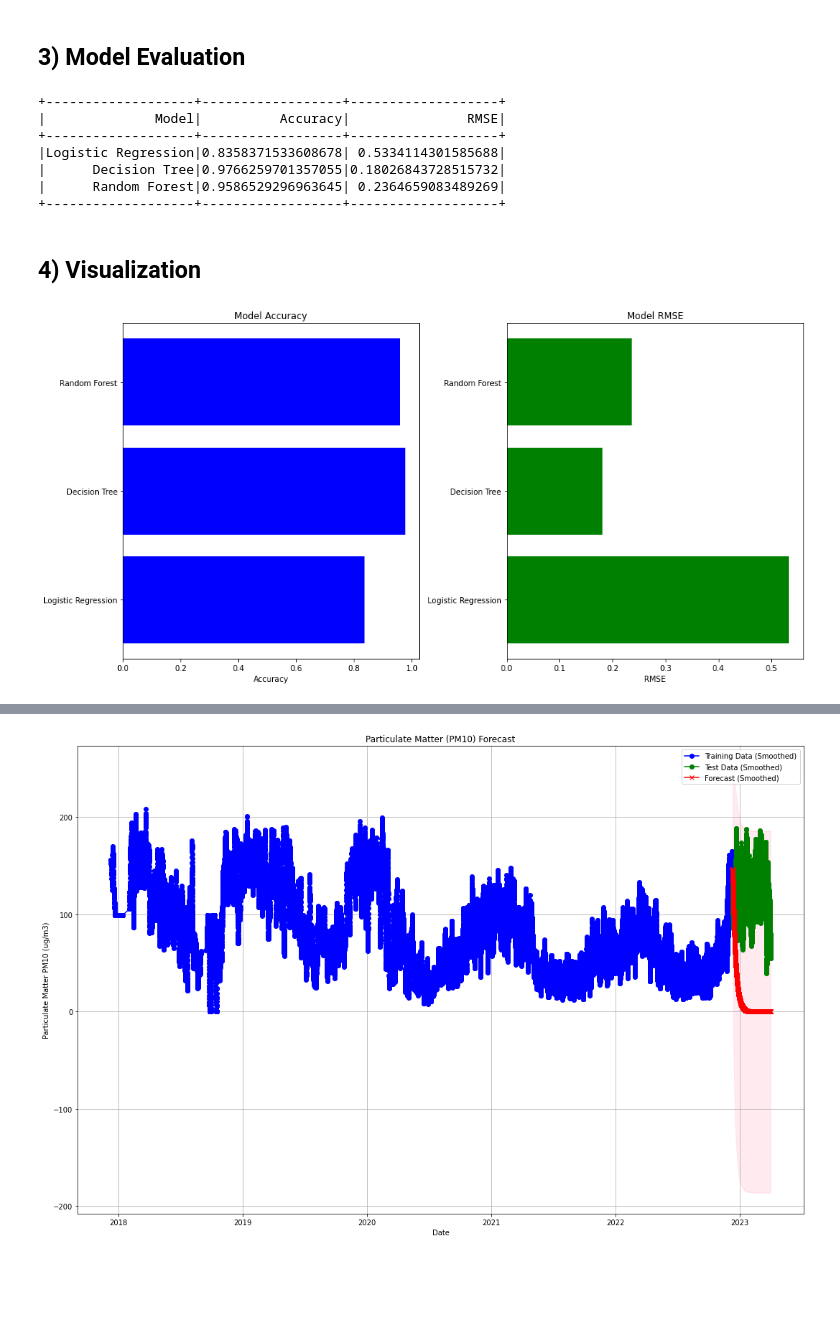
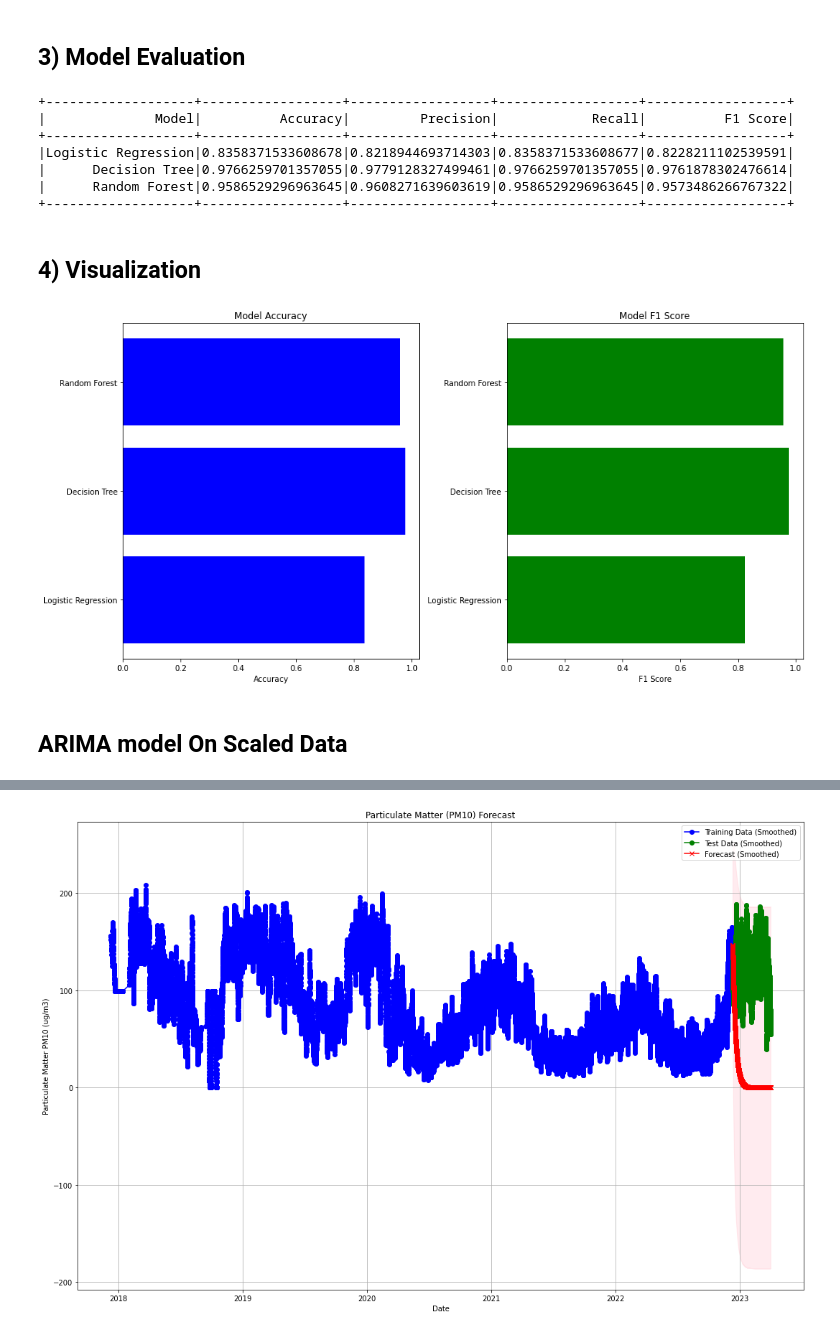
Before and after one commit to Himanshusamal60/Analysis_of_Air_Pollution_in_India, a Jupyter notebook: Modeling_modified.ipynb, the cells around one changed output, grey strips where cells are left out. Saved outputs shown, nothing was run; the diff lists cells and outputs as text; code cells hidden in the pictures; blank space fills up the shorter version.

```diff
--- a/Modeling_modified.ipynb
+++ b/Modeling_modified.ipynb
@@ -1077,7 +1054,7 @@ rf_model = cross_validate_model(rf, rf_param_grid, train_df)
 # %% [markdown]
 ## 3) Model Evaluation
 # %%
-from pyspark.ml.evaluation import RegressionEvaluator
+from pyspark.ml.evaluation import MulticlassClassificationEvaluator
 
 # Evaluate models
 models = ['Logistic Regression', 'Decision Tree', 'Random Forest']
@@ -1087,55 +1064,62 @@ predictions = [lr_model.transform(test_df),
 
 # Initialize evaluators
 accuracy_evaluator = MulticlassClassificationEvaluator(labelCol='label', predictionCol='prediction', metricName='accuracy')
-rmse_evaluator = RegressionEvaluator(labelCol='label', predictionCol='prediction', metricName='rmse')
+precision_evaluator = MulticlassClassificationEvaluator(labelCol='label', predictionCol='prediction', metricName='weightedPrecision')
+recall_evaluator = MulticlassClassificationEvaluator(labelCol='label', predictionCol='prediction', metricName='weightedRecall')
+f1_evaluator = MulticlassClassificationEvaluator(labelCol='label', predictionCol='prediction', metricName='f1')
 
 accuracies = []
-rmses = []
+precisions = []
+recalls = []
+f1_scores = []
 
 for preds in predictions:
     accuracy = accuracy_evaluator.evaluate(preds)
-    # For RMSE, RegressionEvaluator expects continuous numerical predictions,
-    # which is not typical for classification, but you can still compute it as:
-    rmse = rmse_evaluator.evaluate(preds)
+    precision = precision_evaluator.evaluate(preds)
+    recall = recall_evaluator.evaluate(preds)
+    f1_score = f1_evaluator.evaluate(preds)
+
     accuracies.append(accuracy)
-    rmses.append(rmse)
+    precisions.append(precision)
+    recalls.append(recall)
+    f1_scores.append(f1_score)
 
 # Create a summary DataFrame for comparison
-summary_df = spark.createDataFrame(zip(models, accuracies, rmses), schema=['Model', 'Accuracy', 'RMSE'])
+summary_df = spark.createDataFrame(zip(models, accuracies, precisions, recalls, f1_scores),
+                                   schema=['Model', 'Accuracy', 'Precision', 'Recall', 'F1 Score'])
 
 # Display the summary
 summary_df.show()
 # %% [output]
-+-------------------+------------------+-------------------+
-|              Model|          Accuracy|               RMSE|
-+-------------------+------------------+-------------------+
-|Logistic Regression|0.8358371533608678| 0.5334114301585688|
-|      Decision Tree|0.9766259701357055|0.18026843728515732|
-|      Random Forest|0.9586529296963645| 0.2364659083489269|
-+-------------------+------------------+-------------------+
++-------------------+------------------+------------------+------------------+------------------+
+|              Model|          Accuracy|         Precision|            Recall|          F1 Score|
++-------------------+------------------+------------------+------------------+------------------+
+|Logistic Regression|0.8358371533608678|0.8218944693714303|0.8358371533608677|0.8228211102539591|
+|      Decision Tree|0.9766259701357055|0.9779128327499461|0.9766259701357055|0.9761878302476614|
+|      Random Forest|0.9586529296963645|0.9608271639603619|0.9586529296963645|0.9573486266767322|
++-------------------+------------------+------------------+------------------+------------------+
 # %% [markdown]
 ## 4) Visualization
 # %%
 # Visualization
 import matplotlib.pyplot as plt
 
 # Collect the summary data to plot
 summary_pd = summary_df.toPandas()
 
-# Plot accuracy and RMSE
 plt.figure(figsize=(14, 7))
 
 plt.subplot(1, 2, 1)
 plt.barh(summary_pd['Model'], summary_pd['Accuracy'], color='blue')
 plt.xlabel('Accuracy')
 plt.title('Model Accuracy')
 
 plt.subplot(1, 2, 2)
-plt.barh(summary_pd['Model'], summary_pd['RMSE'], color='green')
-plt.xlabel('RMSE')
-plt.title('Model RMSE')
+plt.barh(summary_pd['Model'], summary_pd['F1 Score'], color='green')
+plt.xlabel('F1 Score')
+plt.title('Model F1 Score')
 
 plt.tight_layout()
 plt.show()
 # %% [output]
-[figure, old version]
+[figure, new version]
@@ -1144,3 +1126,5 @@ plt.show()
+# %% [markdown]
+## ARIMA model On Scaled Data
 # %%
 pdf1=new_df
 # %%
```
Also changed, not shown: parts of 36 cells of this notebook.
